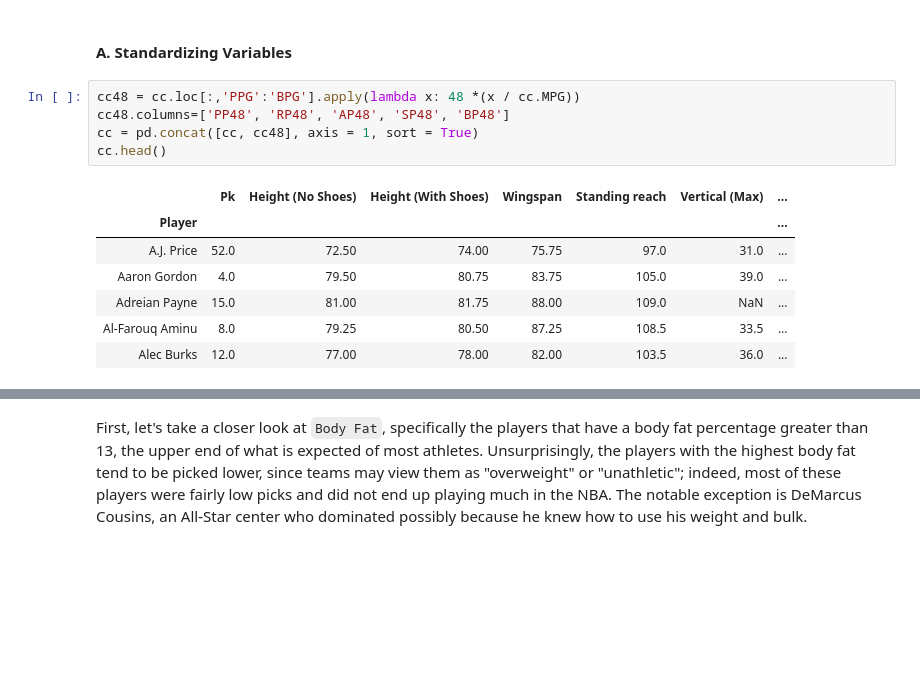
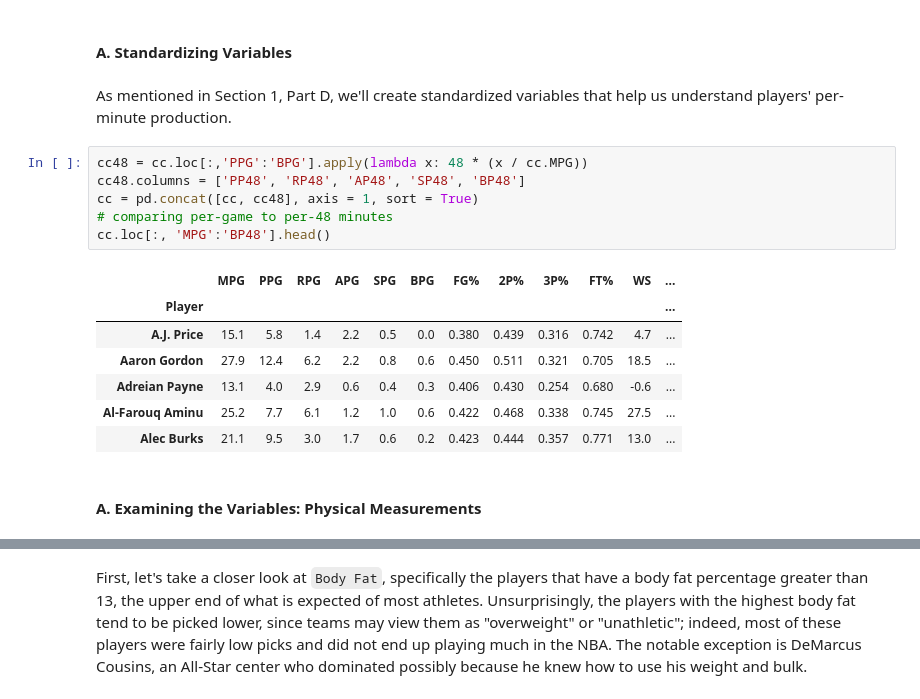
Before and after one commit to jrtran/stats131group7, a Jupyter notebook: combine_careers_eda_complete_8_10am.ipynb, the cells around one changed output, grey strips where cells are left out. Drawn from its saved outputs; the diff is of its cells as text; blank space fills up the shorter version.

```diff
--- a/combine_careers_eda_complete_8_10am.ipynb
+++ b/combine_careers_eda_complete_8_10am.ipynb
@@ -320,16 +299,21 @@ cc = combine_careers.set_index('Player').sort_index()
 ## 4. Exploratory Data Analysis
 # %% [markdown]
 #### A. Standardizing Variables
+# %% [markdown]
+As mentioned in Section 1, Part D, we'll create standardized variables that help us understand players' per-minute production.
 # %%
-cc48 = cc.loc[:,'PPG':'BPG'].apply(lambda x: 48 *(x / cc.MPG))
-cc48.columns=['PP48', 'RP48', 'AP48', 'SP48', 'BP48']
+cc48 = cc.loc[:,'PPG':'BPG'].apply(lambda x: 48 * (x / cc.MPG))
+cc48.columns = ['PP48', 'RP48', 'AP48', 'SP48', 'BP48']
 cc = pd.concat([cc, cc48], axis = 1, sort = True)
-cc.head()
+# comparing per-game to per-48 minutes
+cc.loc[:, 'MPG':'BP48'].head()
 # %% [output]
-|  | Pk | Height (No Shoes) | Height (With Shoes) | Wingspan | Standing reach | Vertical (Max) | ... |
-| Player |  |  |  |  |  |  | ... |
-| A.J. Price | 52.0 | 72.50 | 74.00 | 75.75 | 97.0 | 31.0 | ... |
-| Aaron Gordon | 4.0 | 79.50 | 80.75 | 83.75 | 105.0 | 39.0 | ... |
-| Adreian Payne | 15.0 | 81.00 | 81.75 | 88.00 | 109.0 | NaN | ... |
-| Al-Farouq Aminu | 8.0 | 79.25 | 80.50 | 87.25 | 108.5 | 33.5 | ... |
-| Alec Burks | 12.0 | 77.00 | 78.00 | 82.00 | 103.5 | 36.0 | ... |
+|  | MPG | PPG | RPG | APG | SPG | BPG | FG% | 2P% | 3P% | FT% | WS | ... |
+| Player |  |  |  |  |  |  |  |  |  |  |  | ... |
+| A.J. Price | 15.1 | 5.8 | 1.4 | 2.2 | 0.5 | 0.0 | 0.380 | 0.439 | 0.316 | 0.742 | 4.7 | ... |
+| Aaron Gordon | 27.9 | 12.4 | 6.2 | 2.2 | 0.8 | 0.6 | 0.450 | 0.511 | 0.321 | 0.705 | 18.5 | ... |
+| Adreian Payne | 13.1 | 4.0 | 2.9 | 0.6 | 0.4 | 0.3 | 0.406 | 0.430 | 0.254 | 0.680 | -0.6 | ... |
+| Al-Farouq Aminu | 25.2 | 7.7 | 6.1 | 1.2 | 1.0 | 0.6 | 0.422 | 0.468 | 0.338 | 0.745 | 27.5 | ... |
+| Alec Burks | 21.1 | 9.5 | 3.0 | 1.7 | 0.6 | 0.2 | 0.423 | 0.444 | 0.357 | 0.771 | 13.0 | ... |
+# %% [markdown]
+#### A. Examining the Variables: Physical Measurements
```
Also changed, not shown: parts of 112 cells of this notebook.
